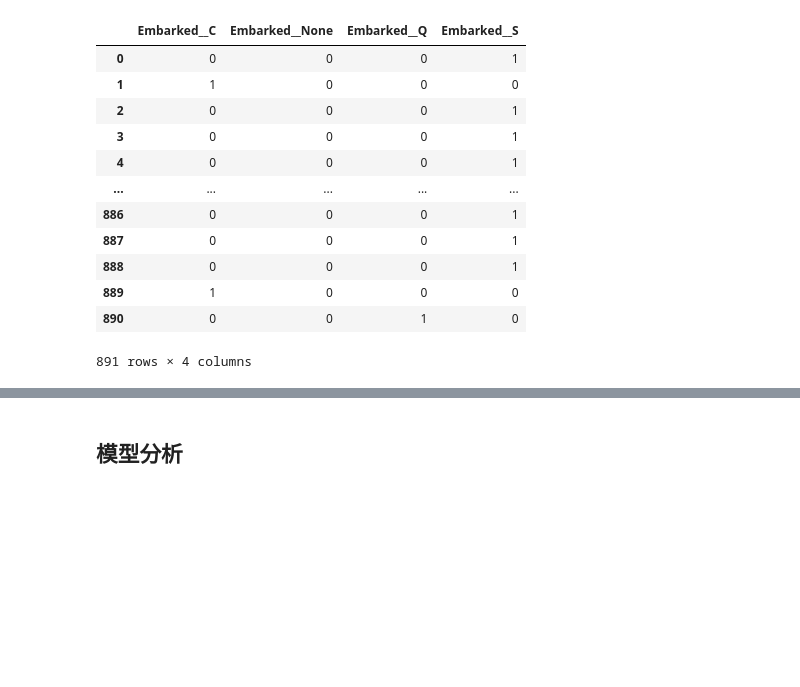
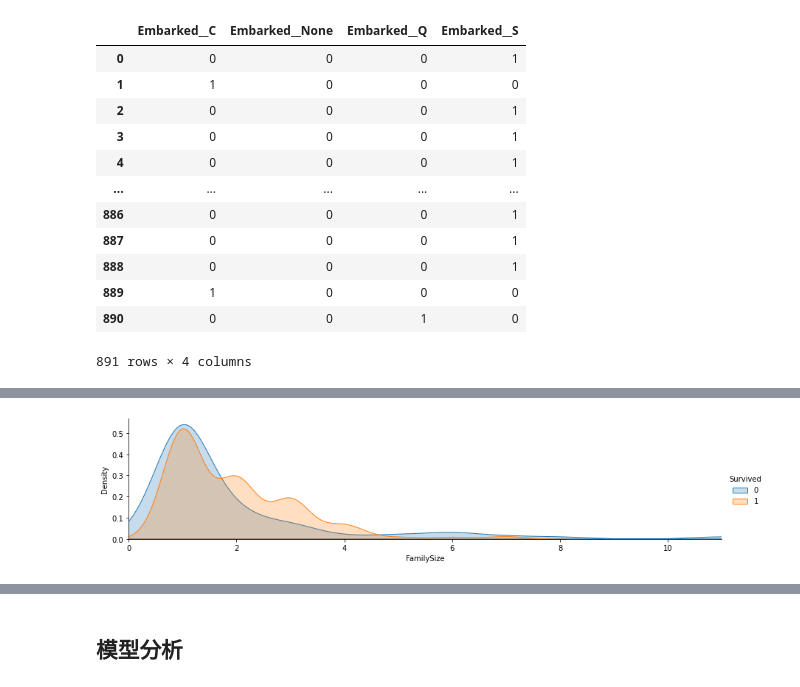
Before and after one commit to v123582/titanic-analysis, a Jupyter notebook: 專題實作_01：鐵達尼號存活預測.ipynb, the cells around one changed output, grey strips where cells are left out. Saved outputs shown, nothing was run; the diff lists cells and outputs as text; code cells hidden in the pictures; blank space fills up the shorter version.

```diff
--- a/專題實作_01：鐵達尼號存活預測.ipynb
+++ b/專題實作_01：鐵達尼號存活預測.ipynb
@@ -247,0 +261,26 @@ df_train
+# %%
+df_train['Title Row'] = df_train['Name'].map( lambda name: name.split( ',' )[1].split( '.' )[0].strip() )
+
+title_encoding = {
+  "Capt":       "Officer",
+  "Col":        "Officer",
+  "Major":      "Officer",
+  "Jonkheer":   "Royalty",
+  "Don":        "Royalty",
+  "Sir" :       "Royalty",
+  "Dr":         "Officer",
+  "Rev":        "Officer",
+  "the Countess":"Royalty",
+  "Dona":       "Royalty",
+  "Mme":        "Mrs",
+  "Mlle":       "Miss",
+  "Ms":         "Mrs",
+  "Mr" :        "Mr",
+  "Mrs" :       "Mrs",
+  "Miss" :      "Miss",
+  "Master" :    "Master",
+  "Lady" :      "Royalty"
+}
+
+df_train['Title'] = df_train['Title Row'].map(title_encoding)
+df_train['Title']
@@ -247,0 +377,5 @@ df_train
+# %%
+plot_distribution( df_train , var = 'FamilySize' , target = 'Survived' )
+plt.show()
+# %% [output]
+[figure, added]
```
Also changed, not shown: parts of 17 cells of this notebook.
